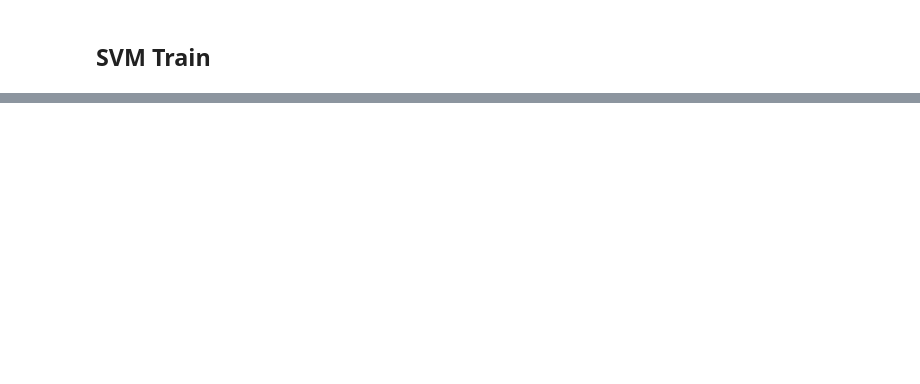
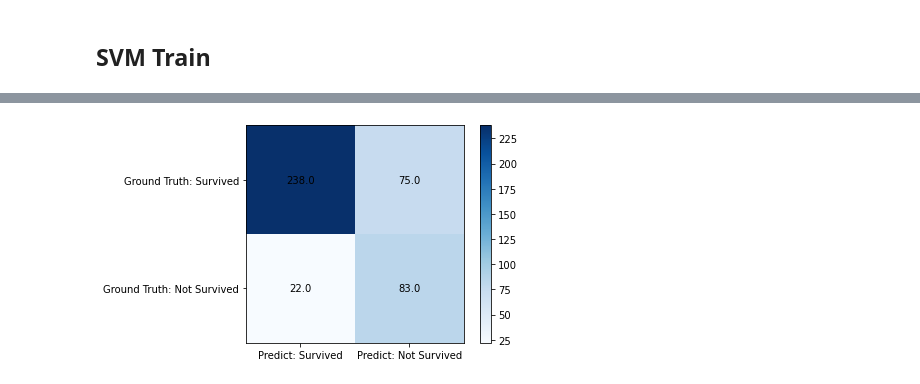
Before and after one commit to mintingchen/ECE269_Project, a Jupyter notebook: SVM.ipynb, the cells around one changed output, grey strips where cells are left out. Saved outputs shown, nothing was run; the diff lists cells and outputs as text; code cells hidden in the pictures; blank space fills up the shorter version.

```diff
--- a/SVM.ipynb
+++ b/SVM.ipynb
@@ -149,0 +114,20 @@ weighted avg       1.00      1.00      1.00       417
+# %%
+import matplotlib.pyplot as plt
+import matplotlib
+fig, ax = plt.subplots()
+confusion1 = confusion_matrix(clf.predict(te_features),te_output)
+im1 = ax.imshow(confusion1, cmap=plt.cm.Blues)
+ax.figure.colorbar(im1, ax=ax)
+ax.set(yticks=[0, 1],
+       xticks=[0, 1],
+       yticklabels=['Ground Truth: Survived', 'Ground Truth: Not Survived'],
+       xticklabels=['Predict: Survived', 'Predict: Not Survived'])
+for (r, c), val in np.ndenumerate(confusion1):
+    ax.text(c, r, '{:0.1f}'.format(val), ha='center', va='center')
+
+
+
+
+#sns.heatmap(confusion_matrix(clf.predict(te_features),te_output), annot=True,cmap="Blues")
+# %% [output]
+[figure, added]
```
Also changed, not shown: parts of 31 cells of this notebook, 3 other files.
